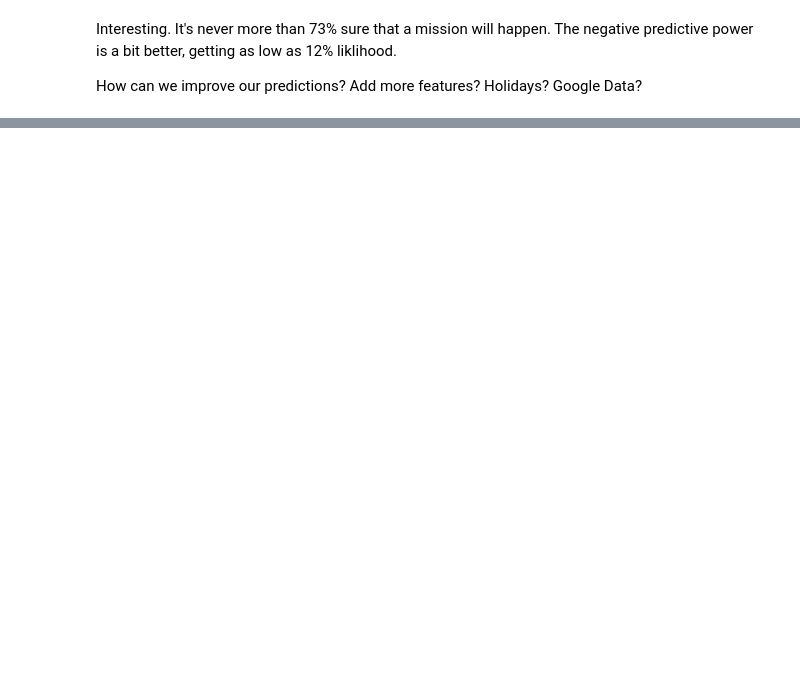
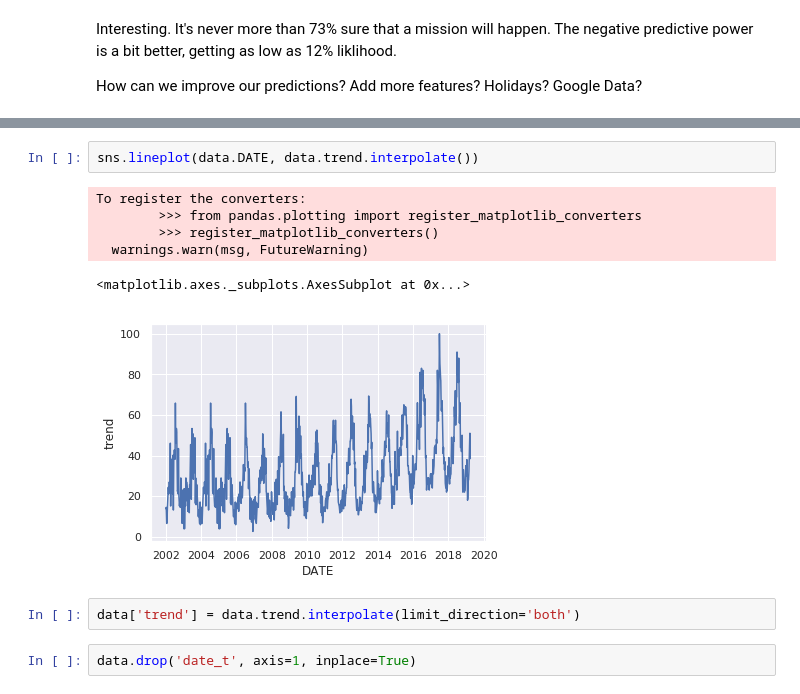
Before and after one commit to afederation/RescueForcast, a Jupyter notebook: Feature Engineering.ipynb, the cells around one changed output, grey strips where cells are left out. Cells and saved outputs as stored; diff of their text form; blank space fills up the shorter version.

```diff
--- a/Feature Engineering.ipynb
+++ b/Feature Engineering.ipynb
@@ -94,0 +237,13 @@ How can we improve our predictions? Add more features? Holidays? Google Data?
+# %%
+sns.lineplot(data.DATE, data.trend.interpolate())
+# %% [output]
+To register the converters:
+        >>> from pandas.plotting import register_matplotlib_converters
+        >>> register_matplotlib_converters()
+  warnings.warn(msg, FutureWarning)
+<matplotlib.axes._subplots.AxesSubplot at 0x...>
+[figure, added]
+# %%
+data['trend'] = data.trend.interpolate(limit_direction='both')
+# %%
+data.drop('date_t', axis=1, inplace=True)
```
Also changed, not shown: parts of 22 cells of this notebook, 2 other files.
